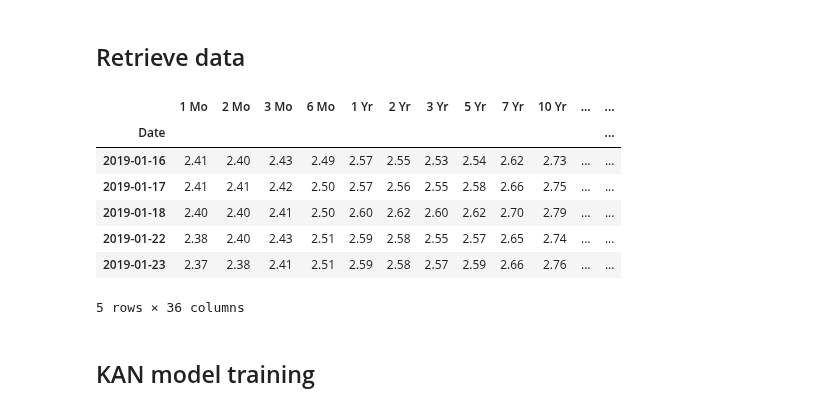
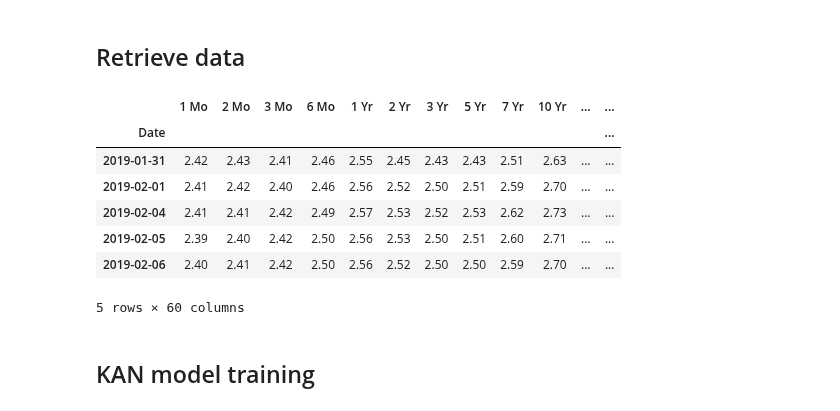
Before and after one commit to QuanPham19/functional-kan, a Jupyter notebook: phase_1/notebooks_treasury/treasury_kan_ma.ipynb, the cells around one changed output. Saved outputs shown, nothing was run; the diff lists cells and outputs as text; code cells hidden in the pictures.

```diff
--- a/phase_1/notebooks_treasury/treasury_kan_ma.ipynb
+++ b/phase_1/notebooks_treasury/treasury_kan_ma.ipynb
@@ -27,30 +27,30 @@ device = torch.device('cuda' if torch.cuda.is_available() else 'cpu')
 # %% [markdown]
 ## Retrieve data
 # %%
-WINDOW_LIST = [5, 10]
+WINDOW_LIST = [3, 5, 10, 20]
 LAG = 1
 
 def train_mse():
     predictions = model(dataset['train_input'])  # Model predictions
     mse = F.mse_loss(predictions, dataset['train_label'], reduction='mean')  # Compute MSE
     return mse ** 0.5  # Return scalar MSE value
 
 def test_mse():
     predictions = model(dataset['test_input']) # Model predictions
     mse = F.mse_loss(predictions, dataset['test_label'], reduction='mean')  # Compute MSE
     return mse ** 0.5
 
 df_ma = ma_data_retrieval(window_list=WINDOW_LIST, lag=LAG)
 df_ma.head()
 # %% [output]
 |  | 1 Mo | 2 Mo | 3 Mo | 6 Mo | 1 Yr | 2 Yr | 3 Yr | 5 Yr | 7 Yr | 10 Yr | ... | ... |
 | Date |  |  |  |  |  |  |  |  |  |  |  | ... |
-| 2019-01-16 | 2.41 | 2.40 | 2.43 | 2.49 | 2.57 | 2.55 | 2.53 | 2.54 | 2.62 | 2.73 | ... | ... |
-| 2019-01-17 | 2.41 | 2.41 | 2.42 | 2.50 | 2.57 | 2.56 | 2.55 | 2.58 | 2.66 | 2.75 | ... | ... |
-| 2019-01-18 | 2.40 | 2.40 | 2.41 | 2.50 | 2.60 | 2.62 | 2.60 | 2.62 | 2.70 | 2.79 | ... | ... |
-| 2019-01-22 | 2.38 | 2.40 | 2.43 | 2.51 | 2.59 | 2.58 | 2.55 | 2.57 | 2.65 | 2.74 | ... | ... |
-| 2019-01-23 | 2.37 | 2.38 | 2.41 | 2.51 | 2.59 | 2.58 | 2.57 | 2.59 | 2.66 | 2.76 | ... | ... |
+| 2019-01-31 | 2.42 | 2.43 | 2.41 | 2.46 | 2.55 | 2.45 | 2.43 | 2.43 | 2.51 | 2.63 | ... | ... |
+| 2019-02-01 | 2.41 | 2.42 | 2.40 | 2.46 | 2.56 | 2.52 | 2.50 | 2.51 | 2.59 | 2.70 | ... | ... |
+| 2019-02-04 | 2.41 | 2.41 | 2.42 | 2.49 | 2.57 | 2.53 | 2.52 | 2.53 | 2.62 | 2.73 | ... | ... |
+| 2019-02-05 | 2.39 | 2.40 | 2.42 | 2.50 | 2.56 | 2.53 | 2.50 | 2.51 | 2.60 | 2.71 | ... | ... |
+| 2019-02-06 | 2.40 | 2.41 | 2.42 | 2.50 | 2.56 | 2.52 | 2.50 | 2.50 | 2.59 | 2.70 | ... | ... |
-5 rows × 36 columns
+5 rows × 60 columns
 # %% [markdown]
 ## KAN model training
 # %%
```
Also changed, not shown: parts of 1 cell of this notebook, 6 other files.
